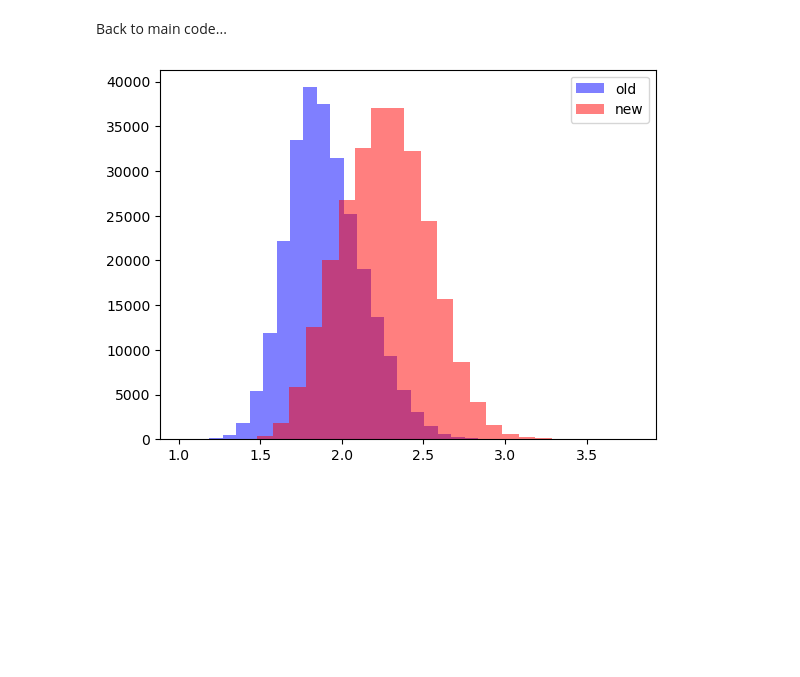
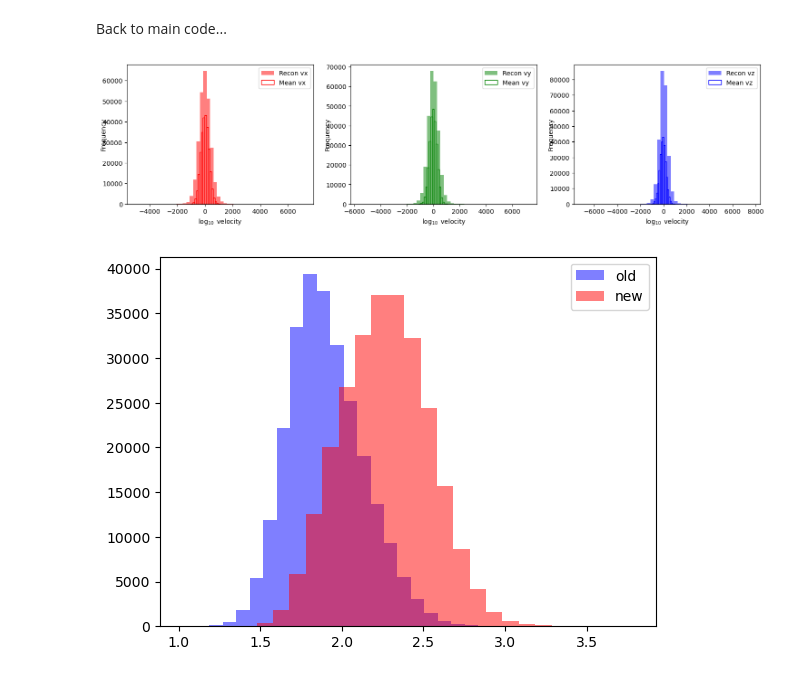
Before and after one commit to eh13913/Velocity-Reconstruction-Project, a Jupyter notebook: Notebooks/Compare_Velocity_Reconstruction.ipynb, the cells around one changed output. Saved outputs shown, nothing was run; the diff lists cells and outputs as text; code cells hidden in the pictures; blank space fills up the shorter version.

```diff
--- a/Notebooks/Compare_Velocity_Reconstruction.ipynb
+++ b/Notebooks/Compare_Velocity_Reconstruction.ipynb
@@ -315,12 +315,36 @@ def full_recon_mean_std(bins,rvx,rvy,rvz,x=x,y=y,z=z,vx=vx,vy=vy,vz=vz):
     # directx, directy, directz, stdx1, stdy1, stdz1 returns the new 'black case' (but should be identical to the one above)
     # meanx, meany, meanz, stdxb, stdyb, stdzb, returns the 'blue case'
     ## aaaactually what i'm calculating isnt a difference at all its using the reconstructed as the mean instead then going from there...
-    return directx, directy, directz, stdx1, stdy1, stdz1
+    return meanx, meany, meanz, stdxb, stdyb, stdzb
+# %%
+def velocity_comparison_histogram(meanx,meany,meanz,rvx,rvy,rvz):
+    fig,axes=plt.subplots(1,3,figsize=(18,4))
+    axes[0].hist(rvx.flatten(),bins=50,color='r',alpha=0.5,label='Recon vx')
+    axes[0].hist(meanx.flatten(),bins=25,edgecolor='r',label='Mean vx',fill=False)
+    axes[0].set_xlabel('$\log_{10}$ velocity')
+    axes[0].set_ylabel('Frequency',labelpad=-7)
+    axes[0].legend()
+    axes[1].hist(rvy.flatten(),bins=50,color='g',alpha=0.5,label='Recon vy')
+    axes[1].hist(meany.flatten(),bins=25,edgecolor='g',label='Mean vy',fill=False)
+    axes[1].set_xlabel('$\log_{10}$ velocity')
+    axes[1].set_ylabel('Frequency',labelpad=-7)
+    axes[1].legend()
+    axes[2].hist(rvz.flatten(),bins=50,color='b',alpha=0.5,label='Recon vz')
+    axes[2].hist(meanz.flatten(),bins=25,edgecolor='b',label='Mean vz',fill=False)
+    axes[2].set_xlabel('$\log_{10}$ velocity')
+    axes[2].set_ylabel('Frequency',labelpad=-7)
+    axes[2].legend()
+    plt.show()
+    return
 # %% [markdown]
 Back to main code...
 # %%
 # retrieve difference in velocities and standard deviation in difference in velocities
 deltax,deltay,deltaz,stdx,stdy,stdz=full_recon_mean_std(64,rx,ry,rz)
+# %%
+velocity_comparison_histogram(deltax,deltay,deltaz,rx,ry,rz)
+# %% [output]
+[figure, added]
 # %%
 deltax,deltay,deltaz,new1,new2,new3=full_recon_mean_std(64,rx,ry,rz)
 # %%
```
Also changed, not shown: parts of 1 cell of this notebook.
